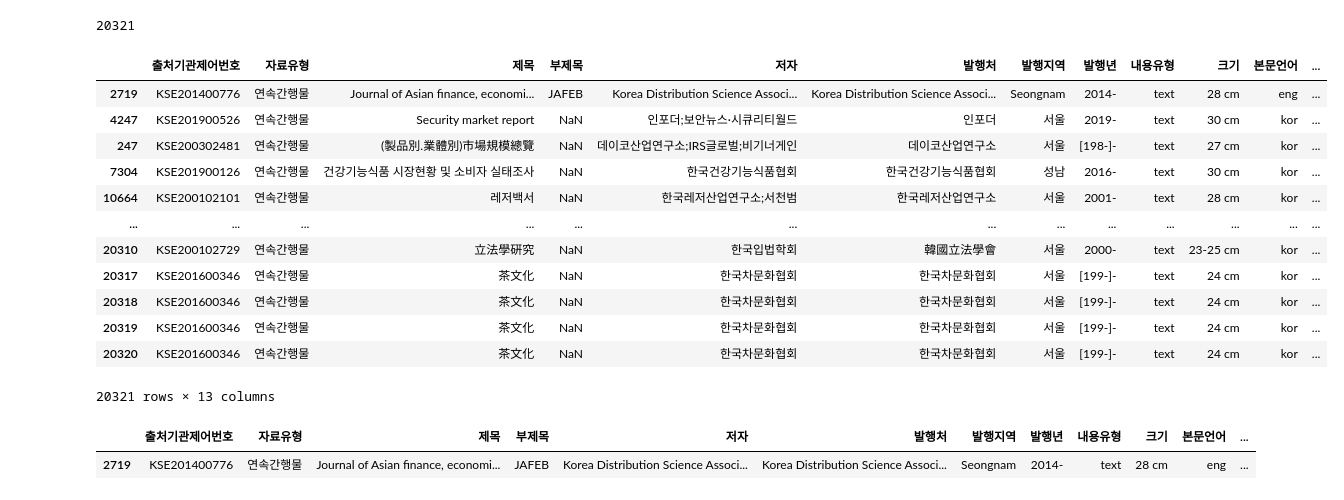
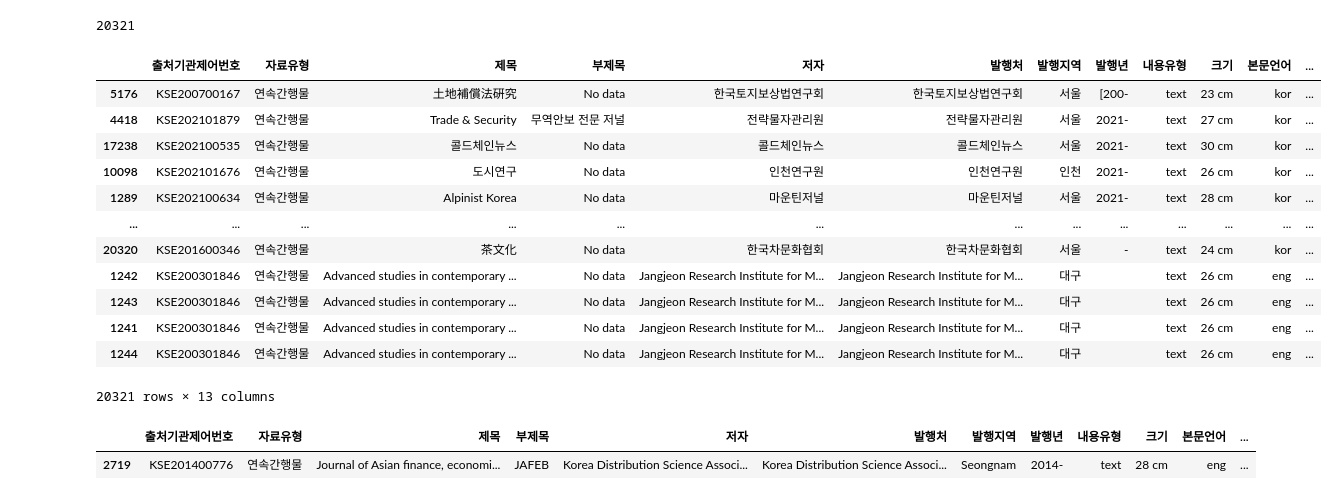
Before and after one commit to mgskko/Project_Contest_National_Library_of_Korea_Book_Data, a Jupyter notebook: biblio_data_series_updated_py.ipynb, the cells around one changed output. Drawn from its saved outputs; the diff is of its cells as text; code cells hidden in the pictures.

```diff
--- a/biblio_data_series_updated_py.ipynb
+++ b/biblio_data_series_updated_py.ipynb
@@ -50,20 +50,20 @@ print(len(data))
 # %% [output]
 20321
 # %%
-data.sort_values(by='가격', ascending=False)
+data.sort_values(by='발행년', ascending=False)
 # %% [output]
 |  | 출처기관제어번호 | 자료유형 | 제목 | 부제목 | 저자 | 발행처 | 발행지역 | 발행년 | 내용유형 | 크기 | 본문언어 | ... |
-| 2719 | KSE201400776 | 연속간행물 | Journal of Asian finance, economi... | JAFEB | Korea Distribution Science Associ... | Korea Distribution Science Associ... | Seongnam | 2014- | text | 28 cm | eng | ... |
-| 4247 | KSE201900526 | 연속간행물 | Security market report | NaN | 인포더;보안뉴스·시큐리티월드 | 인포더 | 서울 | 2019- | text | 30 cm | kor | ... |
-| 247 | KSE200302481 | 연속간행물 | (製品別.業體別)市場規模總覽 | NaN | 데이코산업연구소;IRS글로벌;비기너게인 | 데이코산업연구소 | 서울 | [198-]- | text | 27 cm | kor | ... |
-| 7304 | KSE201900126 | 연속간행물 | 건강기능식품 시장현황 및 소비자 실태조사 | NaN | 한국건강기능식품협회 | 한국건강기능식품협회 | 성남 | 2016- | text | 30 cm | kor | ... |
-| 10664 | KSE200102101 | 연속간행물 | 레저백서 | NaN | 한국레저산업연구소;서천범 | 한국레저산업연구소 | 서울 | 2001- | text | 28 cm | kor | ... |
+| 5176 | KSE200700167 | 연속간행물 | 土地補償法硏究 | No data | 한국토지보상법연구회 | 한국토지보상법연구회 | 서울 | [200- | text | 23 cm | kor | ... |
+| 4418 | KSE202101879 | 연속간행물 | Trade & Security | 무역안보 전문 저널 | 전략물자관리원 | 전략물자관리원 | 서울 | 2021- | text | 27 cm | kor | ... |
+| 17238 | KSE202100535 | 연속간행물 | 콜드체인뉴스 | No data | 콜드체인뉴스 | 콜드체인뉴스 | 서울 | 2021- | text | 30 cm | kor | ... |
+| 10098 | KSE202101676 | 연속간행물 | 도시연구 | No data | 인천연구원 | 인천연구원 | 인천 | 2021- | text | 26 cm | kor | ... |
+| 1289 | KSE202100634 | 연속간행물 | Alpinist Korea | No data | 마운틴저널 | 마운틴저널 | 서울 | 2021- | text | 28 cm | kor | ... |
 | ... | ... | ... | ... | ... | ... | ... | ... | ... | ... | ... | ... | ... |
-| 20310 | KSE200102729 | 연속간행물 | 立法學硏究 | NaN | 한국입법학회 | 韓國立法學會 | 서울 | 2000- | text | 23-25 cm | kor | ... |
-| 20317 | KSE201600346 | 연속간행물 | 茶文化 | NaN | 한국차문화협회 | 한국차문화협회 | 서울 | [199-]- | text | 24 cm | kor | ... |
-| 20318 | KSE201600346 | 연속간행물 | 茶文化 | NaN | 한국차문화협회 | 한국차문화협회 | 서울 | [199-]- | text | 24 cm | kor | ... |
-| 20319 | KSE201600346 | 연속간행물 | 茶文化 | NaN | 한국차문화협회 | 한국차문화협회 | 서울 | [199-]- | text | 24 cm | kor | ... |
-| 20320 | KSE201600346 | 연속간행물 | 茶文化 | NaN | 한국차문화협회 | 한국차문화협회 | 서울 | [199-]- | text | 24 cm | kor | ... |
+| 20320 | KSE201600346 | 연속간행물 | 茶文化 | No data | 한국차문화협회 | 한국차문화협회 | 서울 | - | text | 24 cm | kor | ... |
+| 1242 | KSE200301846 | 연속간행물 | Advanced studies in contemporary ... | No data | Jangjeon Research Institute for M... | Jangjeon Research Institute for M... | 대구 |  | text | 26 cm | eng | ... |
+| 1243 | KSE200301846 | 연속간행물 | Advanced studies in contemporary ... | No data | Jangjeon Research Institute for M... | Jangjeon Research Institute for M... | 대구 |  | text | 26 cm | eng | ... |
+| 1241 | KSE200301846 | 연속간행물 | Advanced studies in contemporary ... | No data | Jangjeon Research Institute for M... | Jangjeon Research Institute for M... | 대구 |  | text | 26 cm | eng | ... |
+| 1244 | KSE200301846 | 연속간행물 | Advanced studies in contemporary ... | No data | Jangjeon Research Institute for M... | Jangjeon Research Institute for M... | 대구 |  | text | 26 cm | eng | ... |
 20321 rows × 13 columns
 # %%
 data[data['제목'].str.contains('Journal of Asian finance, economics and business')]
```
Also changed, not shown: parts of 4 cells of this notebook, 4 other files.
